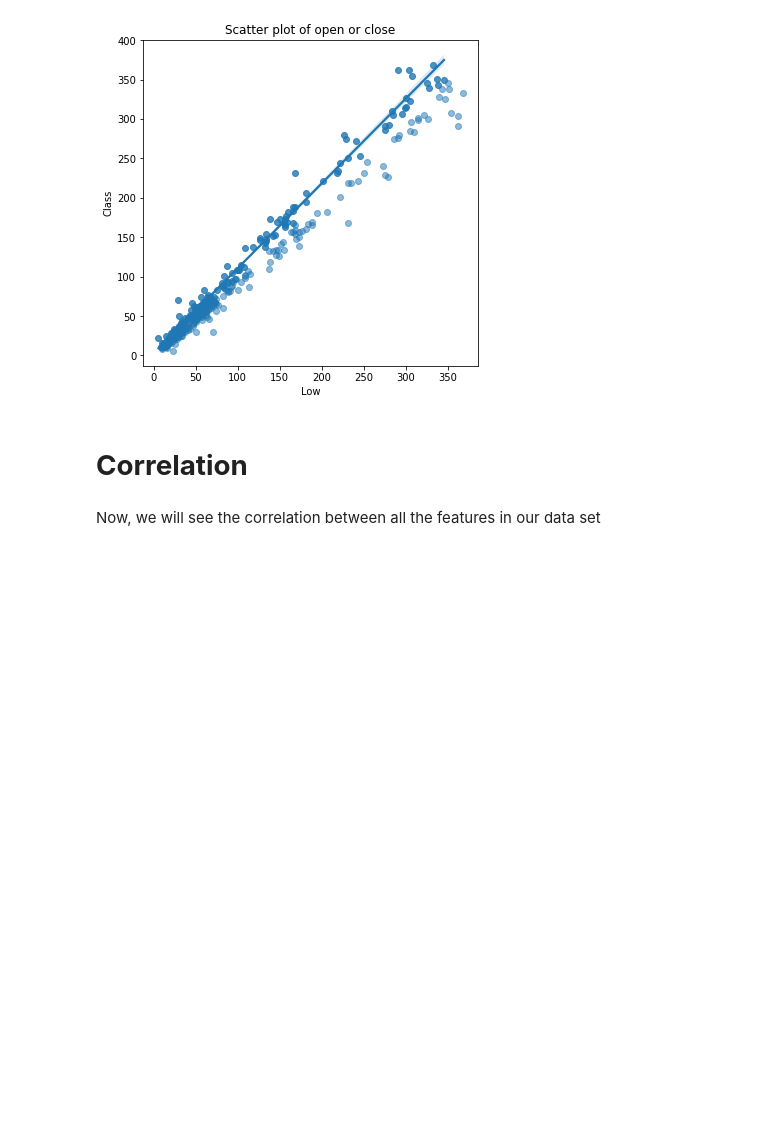
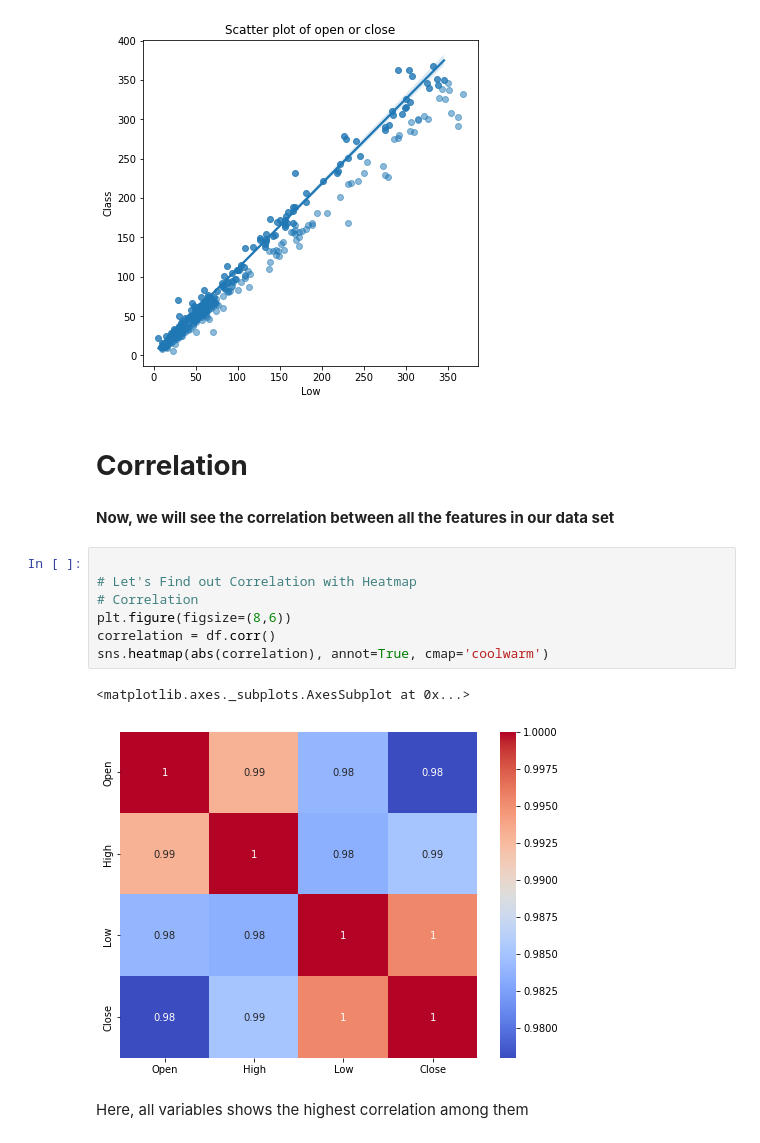
Before and after one commit to ChetanJadhav2341/Yes-Bank-Stock-Closing-Price-Prediction, a Jupyter notebook: Yes_Bank_Stock_Closing_Price_Prediction.ipynb, the cells around one changed output. Saved outputs shown, nothing was run; the diff lists cells and outputs as text; blank space fills up the shorter version.

```diff
--- a/Yes_Bank_Stock_Closing_Price_Prediction.ipynb
+++ b/Yes_Bank_Stock_Closing_Price_Prediction.ipynb
@@ -385,4 +385,16 @@ plt.show()
 # %% [markdown]
 # **Correlation**
 # %% [markdown]
-Now, we will see the correlation between all the features in our data set
+**Now, we will see the correlation between all the features in our data set**
+# %%
+
+# Let's Find out Correlation with Heatmap
+# Correlation
+plt.figure(figsize=(8,6))
+correlation = df.corr()
+sns.heatmap(abs(correlation), annot=True, cmap='coolwarm')
+# %% [output]
+<matplotlib.axes._subplots.AxesSubplot at 0x...>
+[figure, added]
+# %% [markdown]
+Here, all variables shows the highest correlation among them
```
Also changed, not shown: parts of 92 cells of this notebook.
